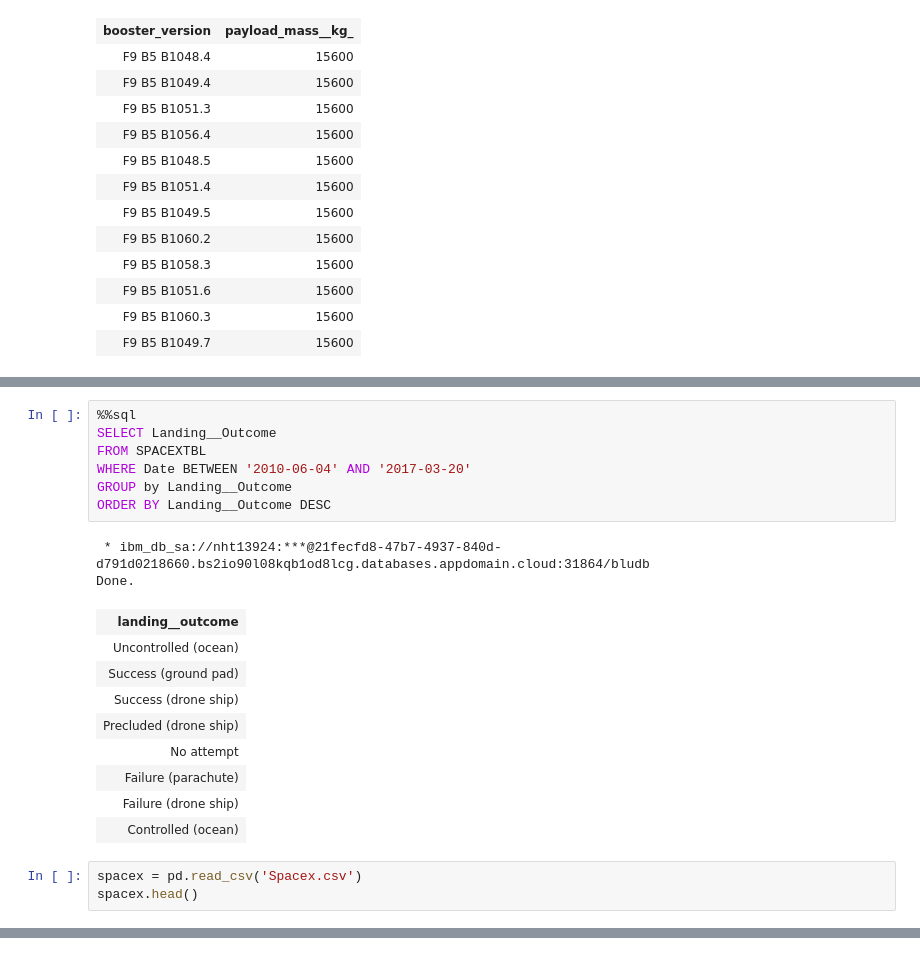
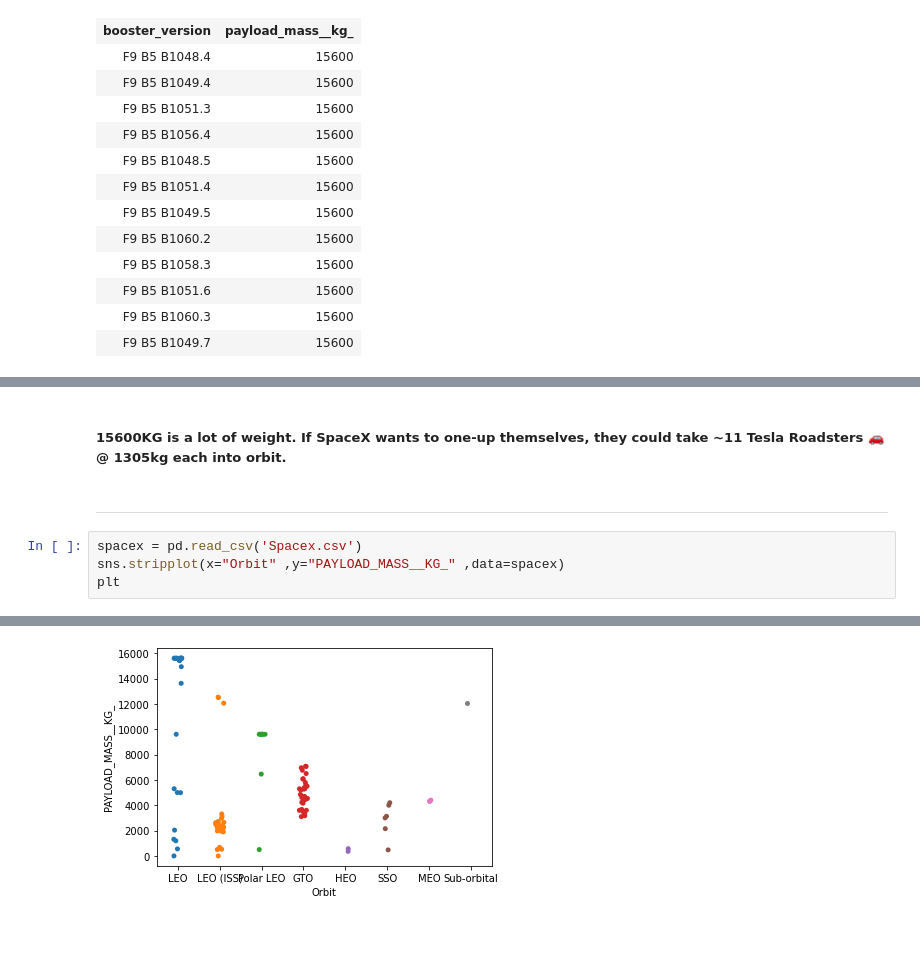
Before and after one commit to benjaminjvdm/portfolio, a Jupyter notebook: EDA with SQL/(SQL)SPACEX EDA/EDA with SQL.ipynb, the cells around one changed output, grey strips where cells are left out. Cells and saved outputs as stored; diff of their text form.

```diff
--- a/EDA with SQL/(SQL)SPACEX EDA/EDA with SQL.ipynb
+++ b/EDA with SQL/(SQL)SPACEX EDA/EDA with SQL.ipynb
@@ -209,23 +191,9 @@ Done.
-# %%
-%%sql
-SELECT Landing__Outcome
-FROM SPACEXTBL
-WHERE Date BETWEEN '2010-06-04' AND '2017-03-20'
-GROUP by Landing__Outcome
-ORDER BY Landing__Outcome DESC
-# %% [output]
- * ibm_db_sa://nht13924:***@21fecfd8-47b7-4937-840d-d791d0218660.bs2io90l08kqb1od8lcg.databases.appdomain.cloud:31864/bludb
-Done.
-| landing__outcome |
-| Uncontrolled (ocean) |
-| Success (ground pad) |
-| Success (drone ship) |
-| Precluded (drone ship) |
-| No attempt |
-| Failure (parachute) |
-| Failure (drone ship) |
-| Controlled (ocean) |
+# %% [markdown]
+##### 15600KG is a lot of weight. If SpaceX wants to one-up themselves, they could take ~11 Tesla Roadsters 🚗 @ 1305kg each into orbit.
+# %% [markdown]
+-----------------------------------------------------------------------------------
 # %%
 spacex = pd.read_csv('Spacex.csv')
-spacex.head()
+sns.stripplot(x="Orbit" ,y="PAYLOAD_MASS__KG_" ,data=spacex)
+plt
 # %% [output]
@@ -237,0 +201 @@ spacex.head()
+[figure, added]
```
Also changed, not shown: parts of 28 cells of this notebook.
